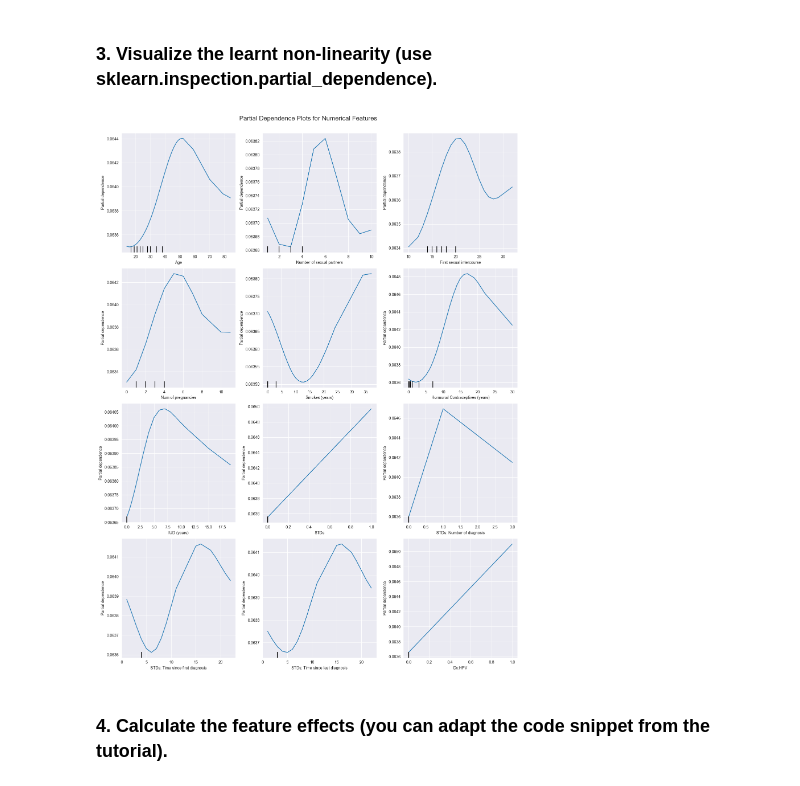
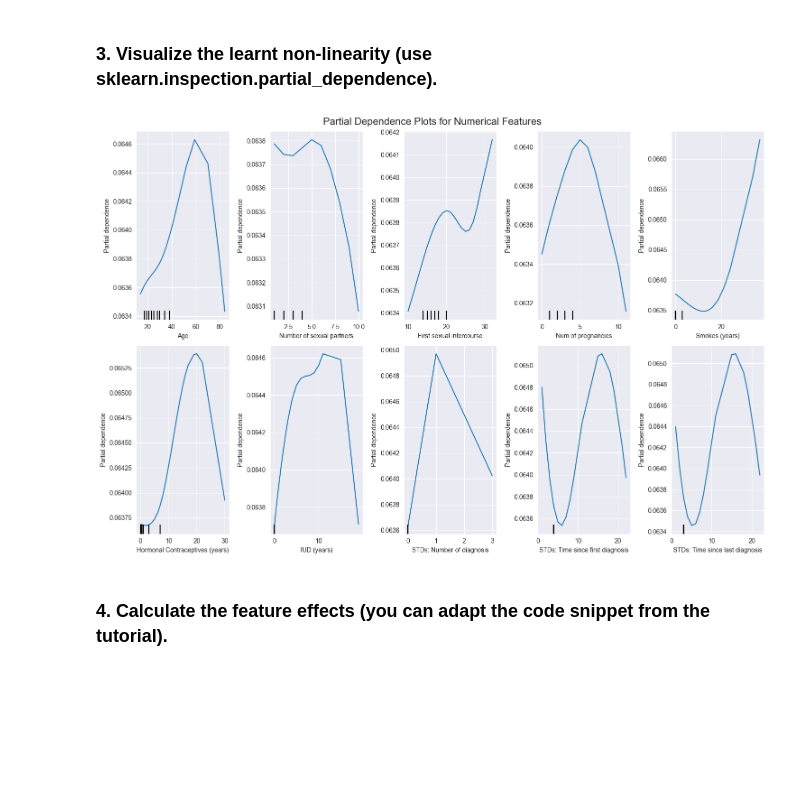
Before and after one commit to nirgoren/biology-hw1, a Jupyter notebook: Homework 1 Interpretable ML.ipynb, the cells around one changed output. Cells and saved outputs as stored; diff of their text form; code cells hidden in the pictures; blank space fills up the shorter version.

```diff
--- a/Homework 1 Interpretable ML.ipynb
+++ b/Homework 1 Interpretable ML.ipynb
@@ -293,5 +279,18 @@ numerical_features = X_train.select_dtypes(include='number').columns
+# %%
+def get_numerical_features(data):
+    return [
+        feature
+        for feature in data.columns
+        if (
+                data[feature].dtype in ['int64', 'float64']
+                and (not set(data[feature].unique()) == {0, 1})
+        )
+    ]
+
+
+numerical_features = get_numerical_features(X)
 # %%
-from sklearn.pipeline import Pipeline
+from sklearn.preprocessing import StandardScaler
 from sklearn.preprocessing import SplineTransformer
 from sklearn.compose import ColumnTransformer
 from sklearn.linear_model import LogisticRegressionCV
@@ -304,8 +303,10 @@ gam_model = Pipeline(
                     n_knots=5, extrapolation='constant', order='C'  # Explicit defaults
                 ), numerical_features),
             ],
-            remainder='passthrough'
+            remainder='passthrough',
+            force_int_remainder_cols=False
         )),
+        ('Scaler', StandardScaler()),  # not asked specifically but added for better practice
         ('classifier', LogisticRegressionCV(
             max_iter=1000,
             scoring='roc_auc'  # TODO: with or without this?
@@ -347,27 +351,34 @@ Negative log-likelihood: 0.24007297265564304
 # %%
 from sklearn.inspection import PartialDependenceDisplay
 import math
 
 
-def plot_partial_dependence(model, X=X_train, cols=3):
-    numerical_features = X.select_dtypes(include='number').columns
-
+def plot_partial_dependence(model, X=X_train, cols=5, allow_different_y_axis_range=False,
+                            numerical_features=numerical_features):
     number_of_rows = math.ceil(len(numerical_features) / cols)
     fig, ax = plt.subplots(number_of_rows, cols, figsize=(15, 5 * number_of_rows))
 
     ax = ax.flatten()
-    for i, feature in enumerate(numerical_features):
+
+    if allow_different_y_axis_range:
+        # Using for allows to have different y-axis range for each feature
+        for i, feature in enumerate(numerical_features):
+            PartialDependenceDisplay.from_estimator(
+                model, X, [feature], ax=ax[i], percentiles=(0.01, 0.99)
+            )
+    else:
         PartialDependenceDisplay.from_estimator(
-            model, X, [feature], ax=ax[i]
+            model, X, numerical_features, percentiles=(0.01, 0.99), ax=ax, n_cols=cols
         )
+
     plt.tight_layout()
     plt.subplots_adjust(top=0.95)
     plt.suptitle('Partial Dependence Plots for Numerical Features', fontsize=16)
     plt.show()
 
 
-plot_partial_dependence(gam_model)
+plot_partial_dependence(gam_model, allow_different_y_axis_range=True)
 # %% [output]
-[figure, old version]
+[figure, new version]
 # %% [markdown]
 ### 4.	Calculate the feature effects (you can adapt the code snippet from the tutorial).
```
Also changed, not shown: parts of 22 cells of this notebook.
